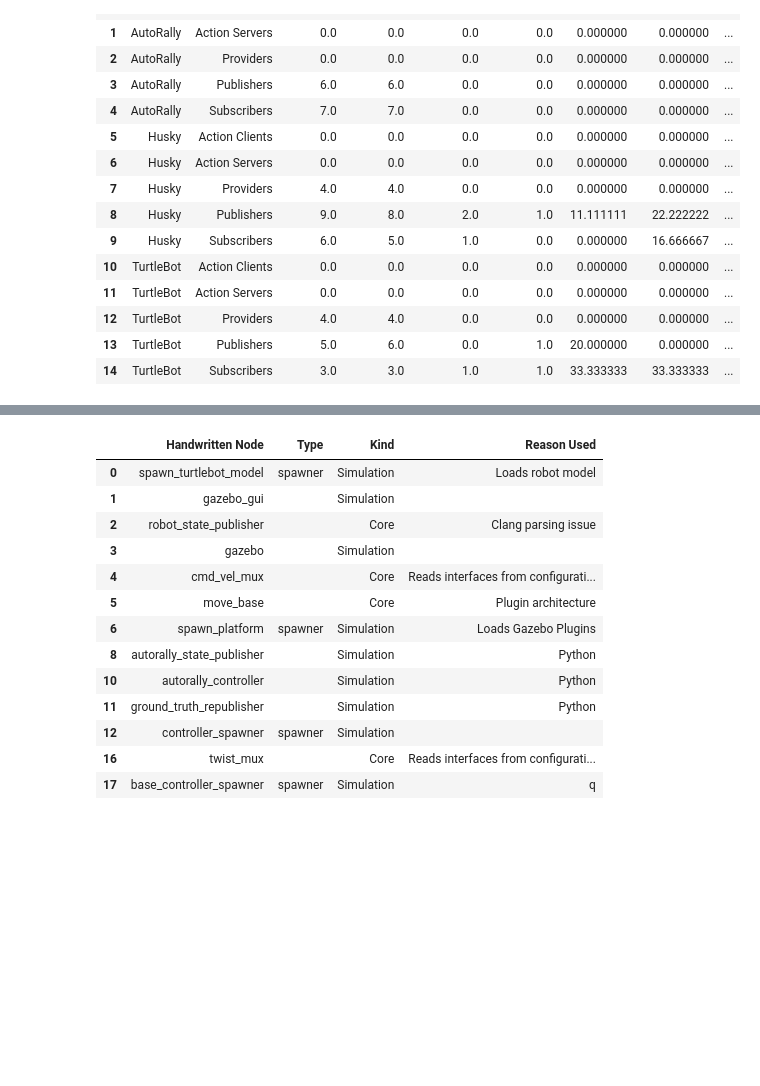
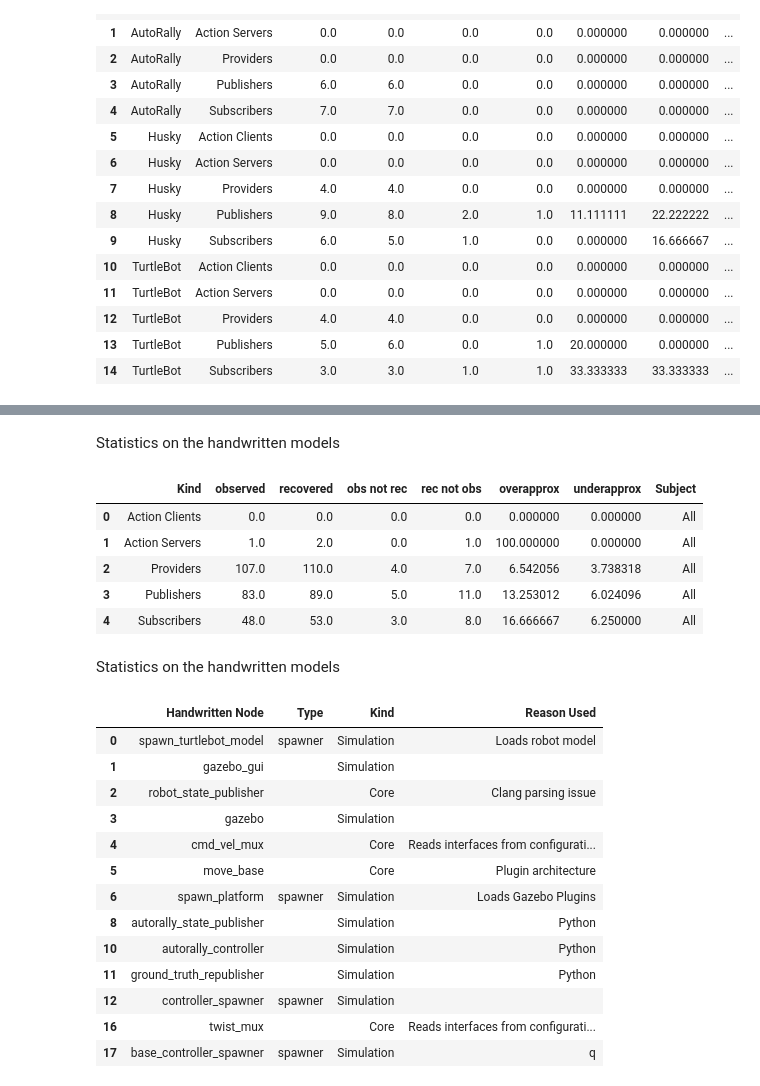
Before and after one commit to cmu-rss-lab/rosdiscover-evaluation, a Jupyter notebook: results/DataAnalysis.ipynb, the cells around one changed output, grey strips where cells are left out. Saved outputs shown, nothing was run; the diff lists cells and outputs as text; code cells hidden in the pictures; blank space fills up the shorter version.

```diff
--- a/results/DataAnalysis.ipynb
+++ b/results/DataAnalysis.ipynb
@@ -52,11 +52,13 @@ def calculateRQ1(df, name):
 
     unknown_percentage = df_no_crash["unknown_api_calls"].sum() / api_calls * 100
     unknown_nodes_number = len(df.loc[df['unknown_api_calls'] > 0])
+    known_percentage = 100 - unknown_percentage
+
     unknown_nodes_percentage = unknown_nodes_number / nodes * 100
-
     print(f'{unknown_nodes_percentage}% of the nodes have at least one unknown API call')
     avg_time_taken = sum(df_no_crash['time_taken']) / len(df_no_crash['time_taken'])
 
+    print(f'ROSDiscover can fully recover {unknown_percentage}% (of {api_calls}) API of calls for {name}')
     print(f'{name} got {unknown_percentage}% unknowns for API calls (of {api_calls})')
     unreachable_functions = int(df_no_crash["unreachable_functions"].sum())
     unreachable_api_calls = int(df_no_crash["unreachable_api_calls"].sum())
@@ -241,0 +255,13 @@ df_rq2_hw_agg.drop(df_rq2_hw_agg[df_rq2_hw_agg.Kind == "Nodes"].index).to_csv('d
+# %%
+df_rq2_hw_agg = df_rq2_hw_all.groupby(by=["Kind"], as_index=False).sum()
+df_rq2_hw_agg = process_df_rq2(df_rq2_hw_agg)
+df_rq2_hw_agg['Subject'] = "All"
+df_rq2_hw_merge = pd.concat([df_rq2_hw, df_rq2_hw_agg.groupby(by=["Subject"], as_index=False).sum()])
+#df_rq2_hw_merge = df_rq2_hw_merge.groupby(by=["Subject"], as_index=False).sum()
+df_rq2_hw_merge = process_df_rq2(df_rq2_hw_merge)
+
+df_rq2_hw_merge.to_csv('RQ2_handwritten.csv', index = False, columns=["Subject"]+rq2_headers)
+df_rq2_hw_kind = df_rq2_hw_agg.drop(df_rq2_hw_agg[df_rq2_hw_agg.Kind == "Nodes"].index)
+df_rq2_hw_kind.to_csv('RQ2_handwritten_architectural_element.csv', index = False, columns=["Kind"]+rq2_headers)
+
+df_rq2_hw_merge
@@ -242,3 +274,16 @@ df_rq2_hw_agg.drop(df_rq2_hw_agg[df_rq2_hw_agg.Kind == "Nodes"].index).to_csv('d
+# %% [markdown]
+Statistics on the handwritten models
+# %%
+df_rq2_hw_kind
+# %% [output]
+|  | Kind | observed | recovered | obs not rec | rec not obs | overapprox | underapprox | Subject |
+| 0 | Action Clients | 0.0 | 0.0 | 0.0 | 0.0 | 0.000000 | 0.000000 | All |
+| 1 | Action Servers | 1.0 | 2.0 | 0.0 | 1.0 | 100.000000 | 0.000000 | All |
+| 2 | Providers | 107.0 | 110.0 | 4.0 | 7.0 | 6.542056 | 3.738318 | All |
+| 3 | Publishers | 83.0 | 89.0 | 5.0 | 11.0 | 13.253012 | 6.024096 | All |
+| 4 | Subscribers | 48.0 | 53.0 | 3.0 | 8.0 | 16.666667 | 6.250000 | All |
+# %% [markdown]
+Statistics on the handwritten models
 # %%
 df_rq2_models = pd.read_csv(f'data/RQ2 Observed Architecture - Models.csv')
 df_rq2_models.fillna('',inplace=True)
```
Also changed, not shown: parts of 59 cells of this notebook, 13 other files.
